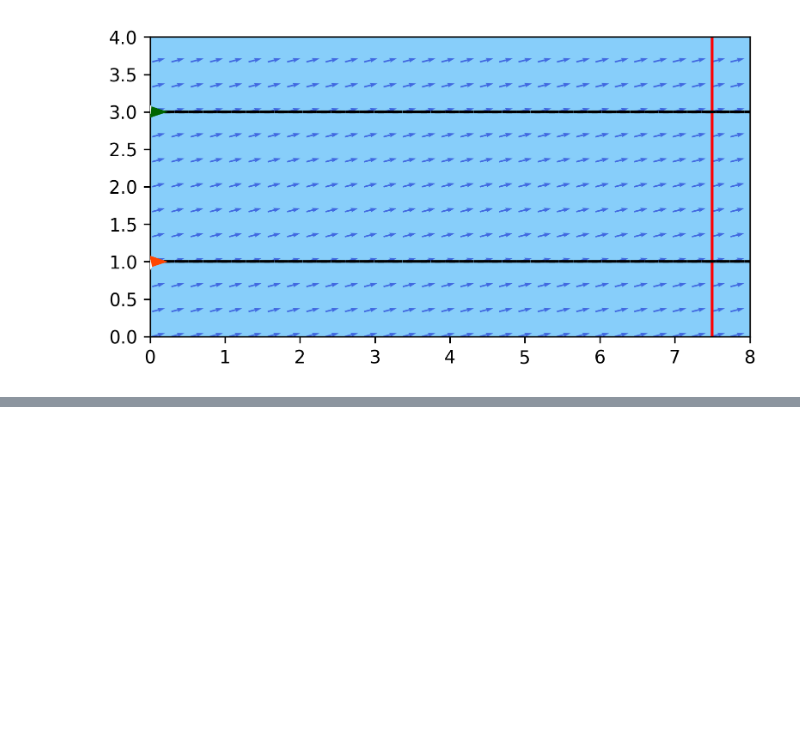
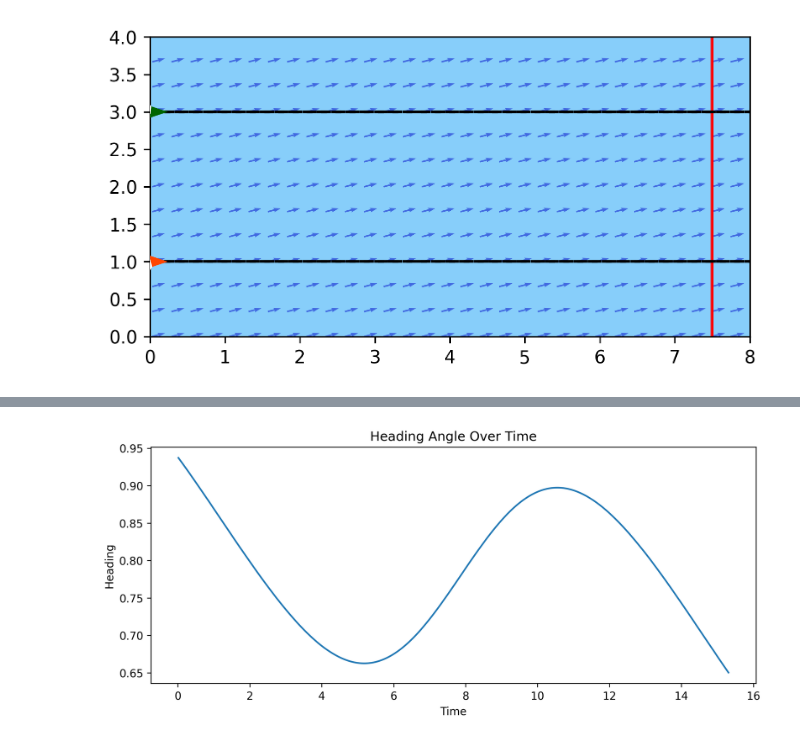
Before and after one commit to abraham-harris/optimized-sailing, a Jupyter notebook: abe_sandbox.ipynb, the cells around one changed output, grey strips where cells are left out. Saved outputs shown, nothing was run; the diff lists cells and outputs as text; code cells hidden in the pictures; blank space fills up the shorter version.

```diff
--- a/abe_sandbox.ipynb
+++ b/abe_sandbox.ipynb
@@ -428,0 +411,9 @@ NameError: name 'n' is not defined
+# %%
+fig = plt.figure(figsize=(10, 4))
+plt.title("Heading Angle Over Time")
+plt.plot(t[1:], data['u'])
+plt.xlabel("Time")
+plt.ylabel("Heading")
+plt.show()
+# %% [output]
+[figure, added]
```
Also changed, not shown: parts of 16 cells of this notebook.
